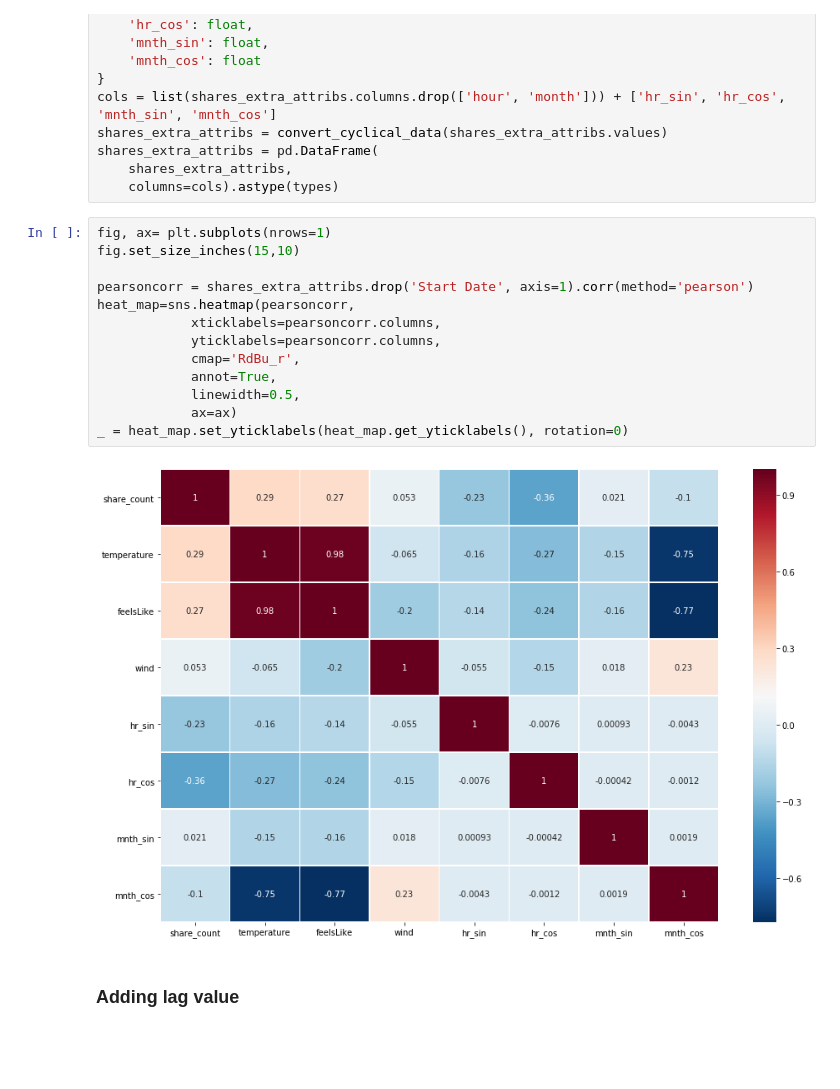
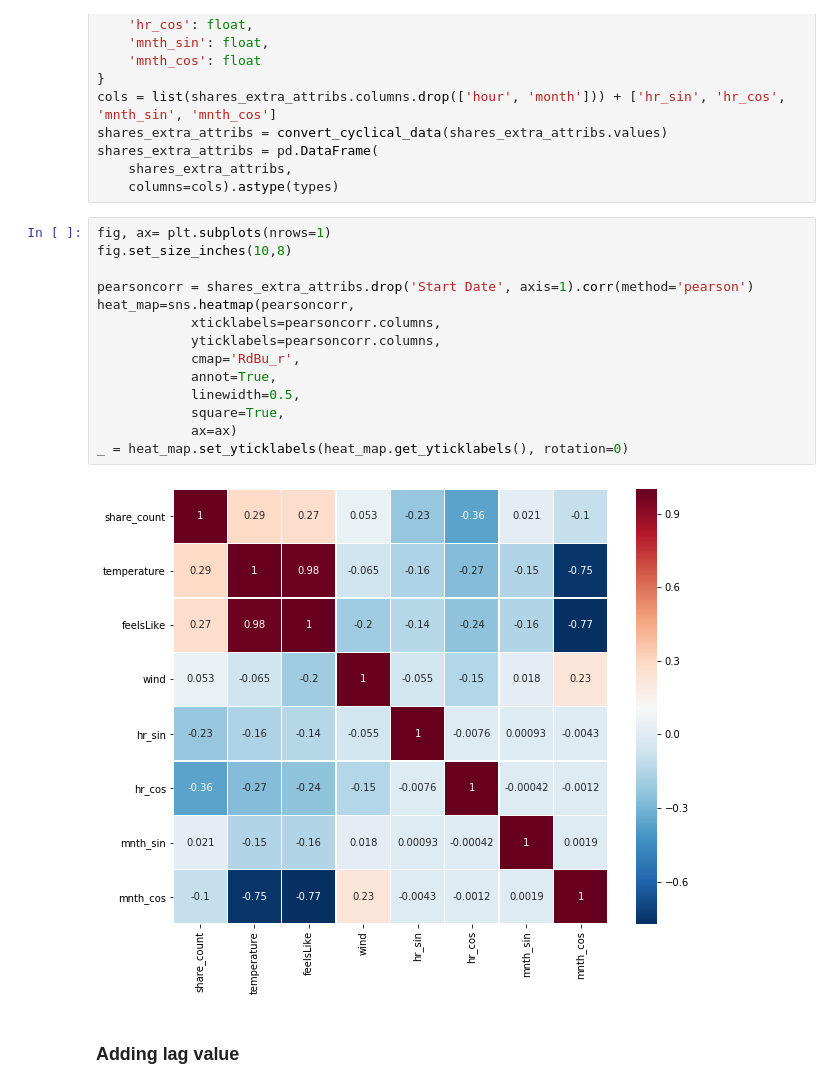
Before and after one commit to Krismix1/data-science-mandatory-2, a Jupyter notebook: model2.ipynb, the cells around one changed output. Cells and saved outputs as stored; diff of their text form; blank space fills up the shorter version.

```diff
--- a/model2.ipynb
+++ b/model2.ipynb
@@ -412,19 +426,20 @@ shares_extra_attribs = pd.DataFrame(
     columns=cols).astype(types)
 # %%
 fig, ax= plt.subplots(nrows=1)
-fig.set_size_inches(15,10)
+fig.set_size_inches(10,8)
 
 pearsoncorr = shares_extra_attribs.drop('Start Date', axis=1).corr(method='pearson')
 heat_map=sns.heatmap(pearsoncorr,
             xticklabels=pearsoncorr.columns,
             yticklabels=pearsoncorr.columns,
             cmap='RdBu_r',
             annot=True,
             linewidth=0.5,
+            square=True,
             ax=ax)
 _ = heat_map.set_yticklabels(heat_map.get_yticklabels(), rotation=0)
 # %% [output]
-[figure, old version]
+[figure, new version]
 # %% [markdown]
 ### Adding lag value
 # %%
```
Also changed, not shown: parts of 4 cells of this notebook.
